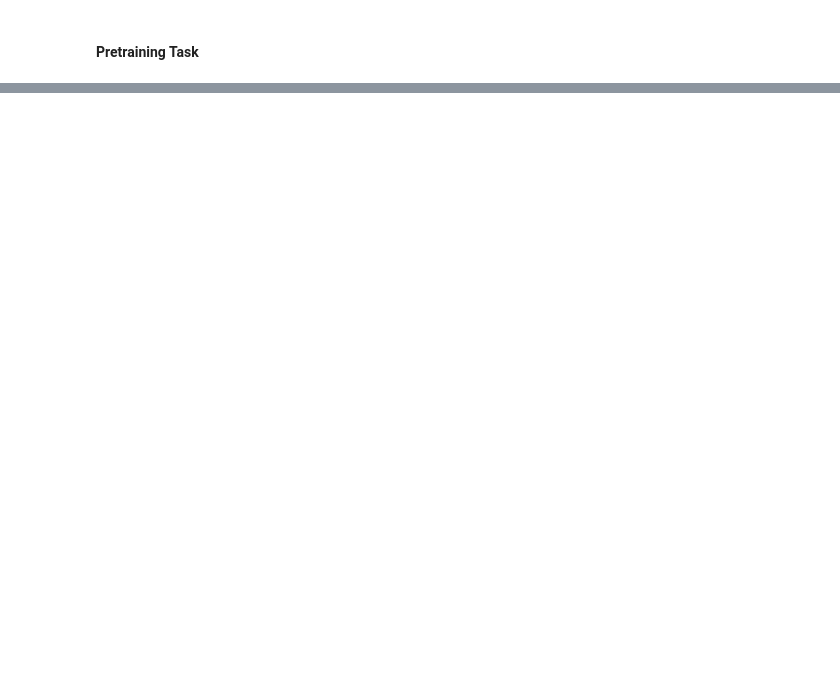
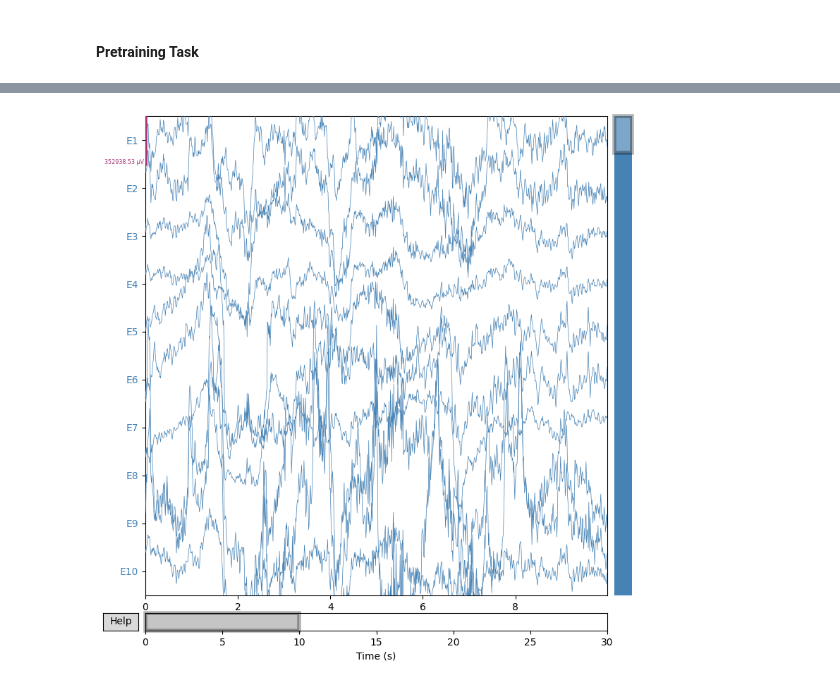
Before and after one commit to Longcodedao/eeg_challenge, a Jupyter notebook: abc.ipynb, the cells around one changed output, grey strips where cells are left out. Cells and saved outputs as stored; diff of their text form; code cells hidden in the pictures; blank space fills up the shorter version.

```diff
--- a/abc.ipynb
+++ b/abc.ipynb
@@ -424,0 +233,13 @@ transformation_offline = [
+# %%
+preprocessors = [
+    Preprocessor("pick",  picks="eeg"),               # keep only EEG
+    Preprocessor("set_eeg_reference", ref_channels="average", ch_type="eeg"),  # FIXED
+    Preprocessor(exponential_moving_standardize,
+                 factor_new = 1e-3,
+                 init_block_size = int(10 * SFREQ)
+    ),  # 10 sec init block
+]
+# %%
+for task in TASK_NAMES:
+    data_task = data_total[task]
+    print(f"Preprocessing task: {task} with {len(data_task.datasets)} subjects.")
@@ -424,0 +525,4 @@ transformation_offline = [
+# %%
+# --- FINAL: Concatenate all into one big dataset ---
+concat_preproc = BaseConcatDataset(all_preproc_datasets)
+print(f"BaseConcatDataset created with {len(concat_preproc.datasets)} recordings.")
@@ -424,0 +600,40 @@ transformation_offline = [
+# %%
+import mne
+from mne.io import RawArray
+
+# --- 1. Pick a window (e.g., index 42) ---
+window_idx = 0
+X, _, _ = windows_ds[window_idx]           # Shape: (128, 3000)
+X_np = X
+
+# 2. Build a temporary MNE Raw object
+sfreq = 100.0
+ch_names = windows_ds.datasets[window_idx].raw.ch_names
+info = mne.create_info(ch_names=ch_names, sfreq=sfreq, ch_types='eeg')
+raw_win = RawArray(X_np, info, verbose=False)
+
+# -------------------------------------------------
+# 3. Add metadata to the title
+# -------------------------------------------------
+desc = windows_ds.datasets[window_idx].description
+task   = desc.get('task', 'unknown')
+subject = desc.get('subject', 'unknown')
+i_start = desc.get('i_window_in_trial', 0) * 15   # 50 % overlap → 15 s stride
+title = f'Window #{window_idx} | {task} | subj {subject} | {i_start:.0f}‑{i_start+30:.0f}s'
+
+# -------------------------------------------------
+# 4. Plot – identical to raw.plot()
+# -------------------------------------------------
+raw_win.plot(
+    n_channels=10,          # show 30 channels at a time (scroll with mouse)
+    scalings='auto',       # z‑score → ~±3 µV (auto works perfectly)
+    title=title,
+    color=dict(eeg='steelblue'),
+    show_scrollbars=True,
+    block=True,            # keeps the window open until you close it
+    clipping=None,         # no clipping line (clean view)
+)
+
+plt.show()
+# %% [output]
+[figure, added]
```
Also changed, not shown: parts of 42 cells of this notebook, 5 other files.
